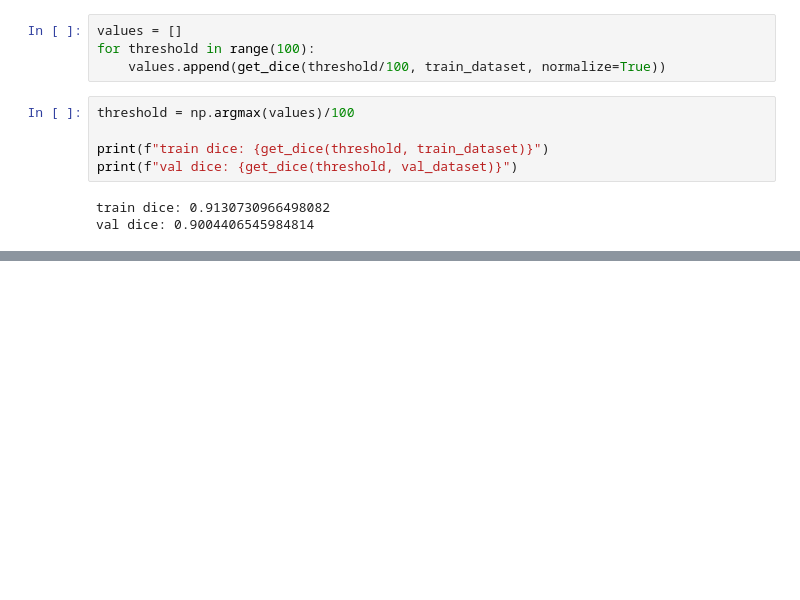
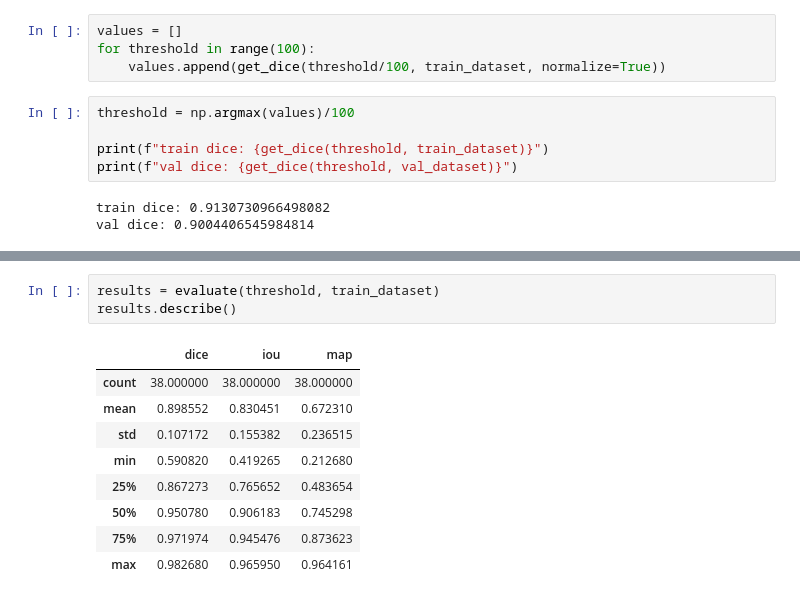
Before and after one commit to Ruruthia/Cell_nuclei_segmentation, a Jupyter notebook: notebooks/thresholding.ipynb, the cells around one changed output, grey strips where cells are left out. Drawn from its saved outputs; the diff is of its cells as text; blank space fills up the shorter version.

```diff
--- a/notebooks/thresholding.ipynb
+++ b/notebooks/thresholding.ipynb
@@ -50,0 +94,13 @@ val dice: 0.9004406545984814
+# %%
+results = evaluate(threshold, train_dataset)
+results.describe()
+# %% [output]
+|  | dice | iou | map |
+| count | 38.000000 | 38.000000 | 38.000000 |
+| mean | 0.898552 | 0.830451 | 0.672310 |
+| std | 0.107172 | 0.155382 | 0.236515 |
+| min | 0.590820 | 0.419265 | 0.212680 |
+| 25% | 0.867273 | 0.765652 | 0.483654 |
+| 50% | 0.950780 | 0.906183 | 0.745298 |
+| 75% | 0.971974 | 0.945476 | 0.873623 |
+| max | 0.982680 | 0.965950 | 0.964161 |
```
Also changed, not shown: parts of 10 cells of this notebook, 2 other files.
